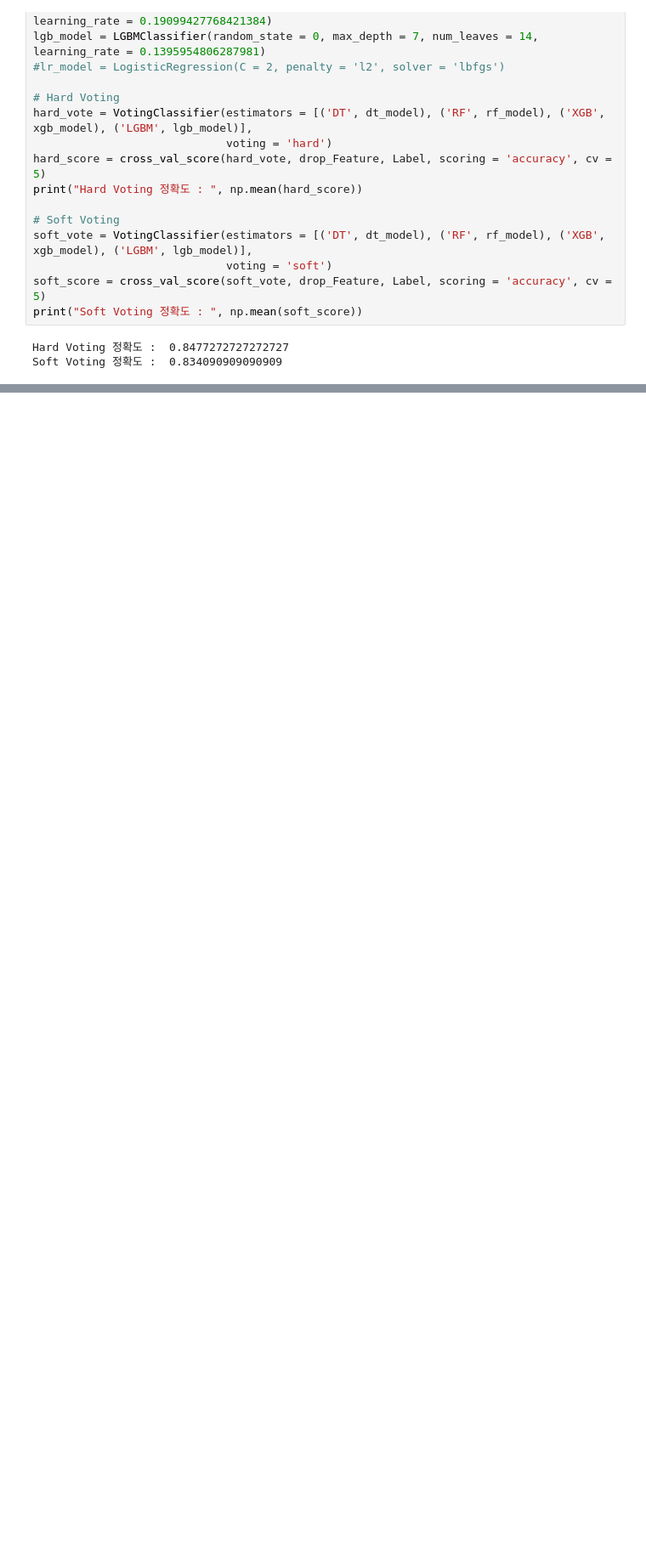
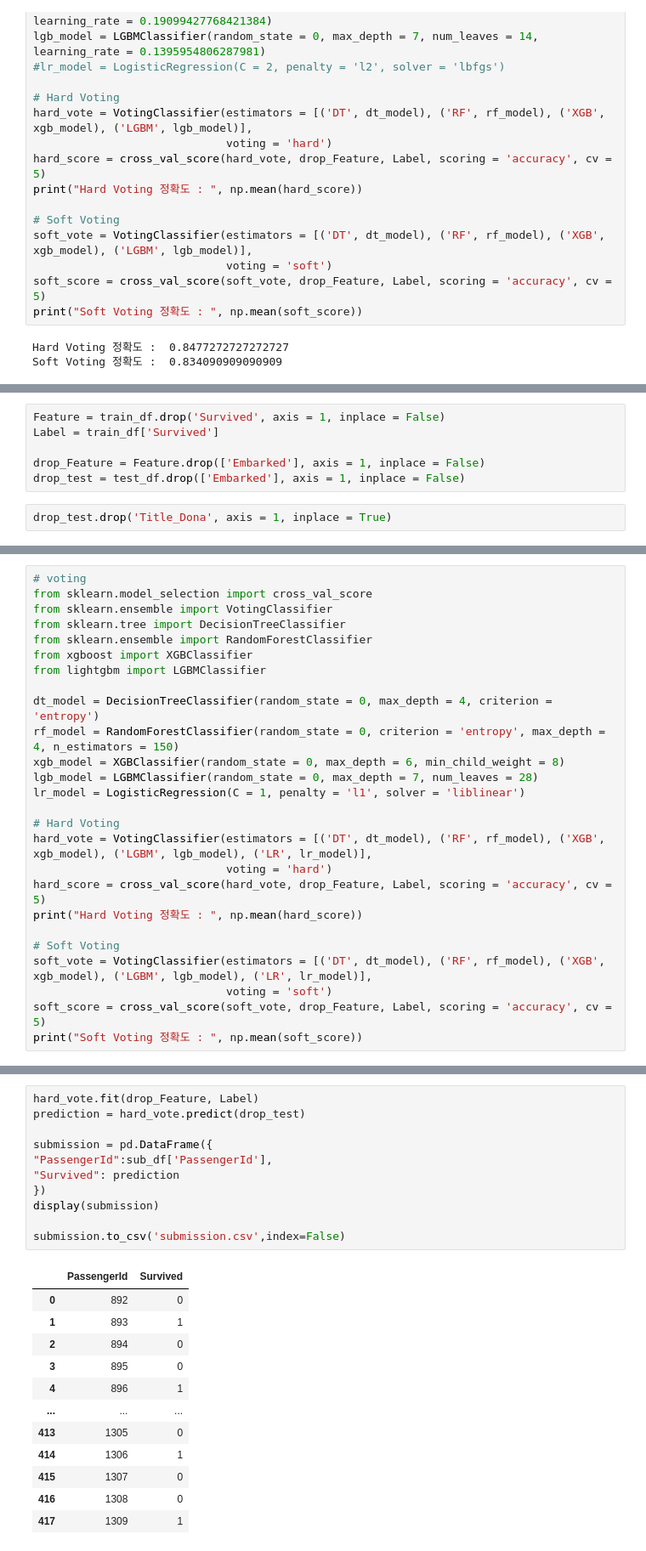
Before and after one commit to JeongHun01/Kaggle, a Jupyter notebook: Titanic/Third_Attempt/Training.ipynb, the cells around one changed output, grey strips where cells are left out. Shown at 85% size. Saved outputs shown, nothing was run; the diff lists cells and outputs as text; blank space fills up the shorter version.

```diff
--- a/Titanic/Third_Attempt/Training.ipynb
+++ b/Titanic/Third_Attempt/Training.ipynb
@@ -365,0 +542,8 @@ Soft Voting 정확도 :  0.834090909090909
+# %%
+Feature = train_df.drop('Survived', axis = 1, inplace = False)
+Label = train_df['Survived']
+
+drop_Feature = Feature.drop(['Embarked'], axis = 1, inplace = False)
+drop_test = test_df.drop(['Embarked'], axis = 1, inplace = False)
+# %%
+drop_test.drop('Title_Dona', axis = 1, inplace = True)
@@ -365,0 +606,26 @@ Soft Voting 정확도 :  0.834090909090909
+# %%
+# voting
+from sklearn.model_selection import cross_val_score
+from sklearn.ensemble import VotingClassifier
+from sklearn.tree import DecisionTreeClassifier
+from sklearn.ensemble import RandomForestClassifier
+from xgboost import XGBClassifier
+from lightgbm import LGBMClassifier
+
+dt_model = DecisionTreeClassifier(random_state = 0, max_depth = 4, criterion = 'entropy')
+rf_model = RandomForestClassifier(random_state = 0, criterion = 'entropy', max_depth = 4, n_estimators = 150)
+xgb_model = XGBClassifier(random_state = 0, max_depth = 6, min_child_weight = 8)
+lgb_model = LGBMClassifier(random_state = 0, max_depth = 7, num_leaves = 28)
+lr_model = LogisticRegression(C = 1, penalty = 'l1', solver = 'liblinear')
+
+# Hard Voting
+hard_vote = VotingClassifier(estimators = [('DT', dt_model), ('RF', rf_model), ('XGB', xgb_model), ('LGBM', lgb_model), ('LR', lr_model)],
+                             voting = 'hard')
+hard_score = cross_val_score(hard_vote, drop_Feature, Label, scoring = 'accuracy', cv = 5)
+print("Hard Voting 정확도 : ", np.mean(hard_score))
+
+# Soft Voting
+soft_vote = VotingClassifier(estimators = [('DT', dt_model), ('RF', rf_model), ('XGB', xgb_model), ('LGBM', lgb_model), ('LR', lr_model)],
+                             voting = 'soft')
+soft_score = cross_val_score(soft_vote, drop_Feature, Label, scoring = 'accuracy', cv = 5)
+print("Soft Voting 정확도 : ", np.mean(soft_score))
@@ -365,0 +635,24 @@ Soft Voting 정확도 :  0.834090909090909
+# %%
+hard_vote.fit(drop_Feature, Label)
+prediction = hard_vote.predict(drop_test)
+
+submission = pd.DataFrame({
+"PassengerId":sub_df['PassengerId'],
+"Survived": prediction
+})
+display(submission)
+
+submission.to_csv('submission.csv',index=False)
+# %% [output]
+|  | PassengerId | Survived |
+| 0 | 892 | 0 |
+| 1 | 893 | 1 |
+| 2 | 894 | 0 |
+| 3 | 895 | 0 |
+| 4 | 896 | 1 |
+| ... | ... | ... |
+| 413 | 1305 | 0 |
+| 414 | 1306 | 1 |
+| 415 | 1307 | 0 |
+| 416 | 1308 | 0 |
+| 417 | 1309 | 1 |
```
Also changed, not shown: parts of 17 cells of this notebook, 1 other file.
